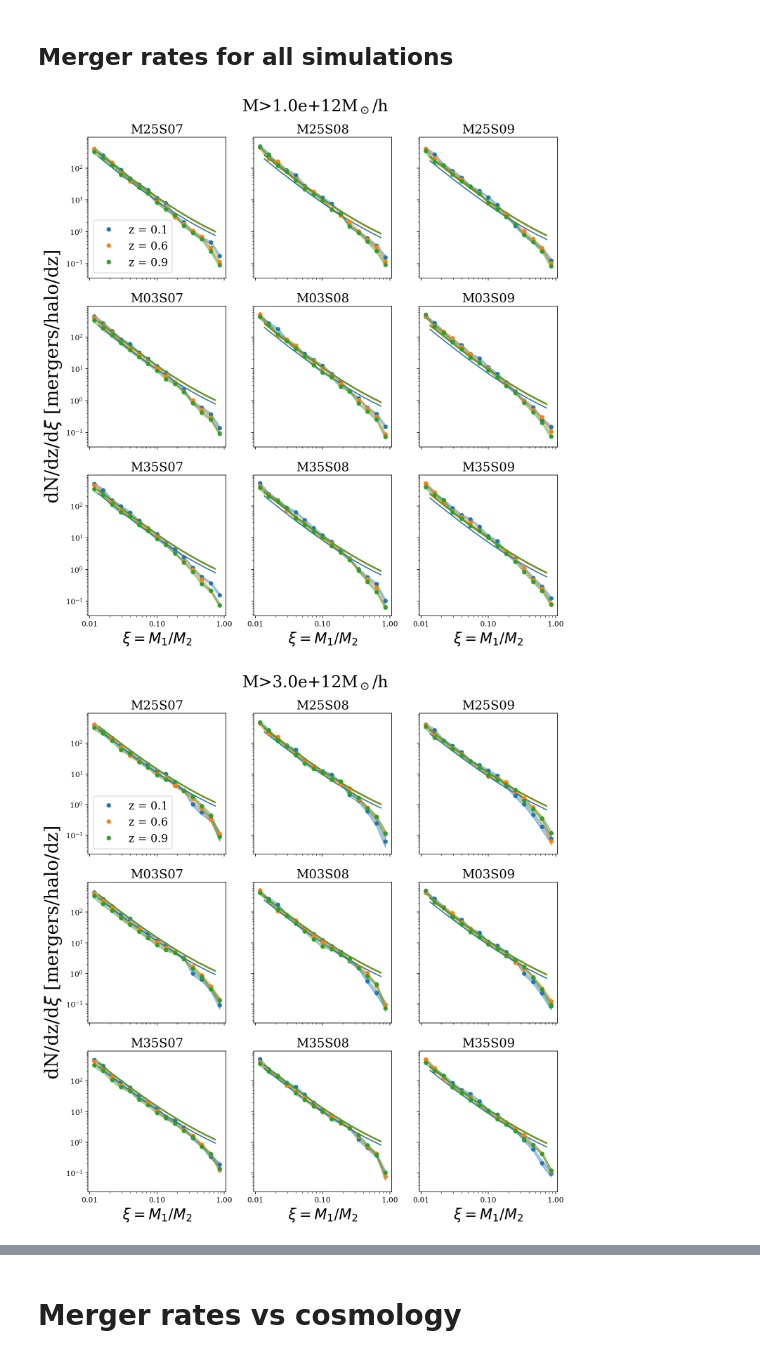
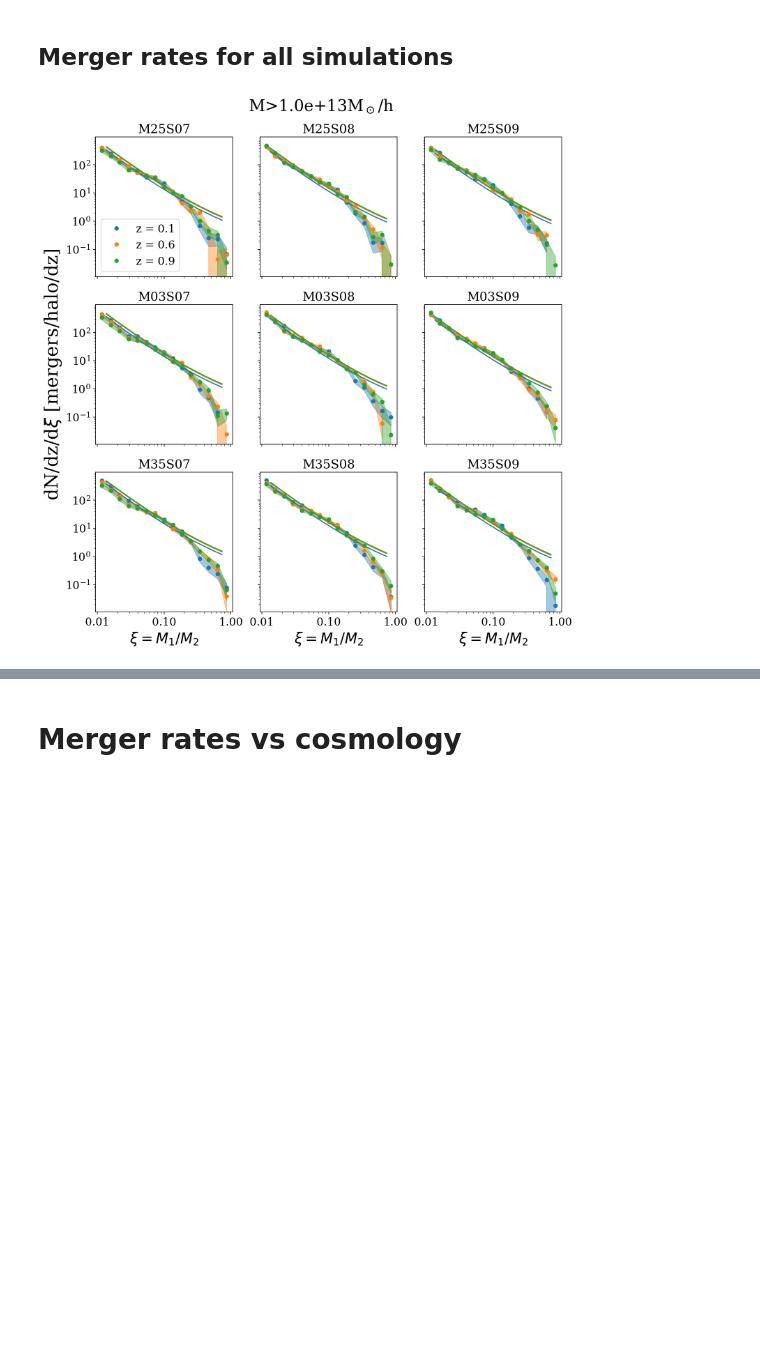
Before and after one commit to amourayuba/Growth_rates, a Jupyter notebook: Simulations/Merger_rates_vs_cosmo.ipynb, the cells around one changed output, grey strips where cells are left out. Cells and saved outputs as stored; diff of their text form; code cells hidden in the pictures; blank space fills up the shorter version.

```diff
--- a/Simulations/Merger_rates_vs_cosmo.ipynb
+++ b/Simulations/Merger_rates_vs_cosmo.ipynb
@@ -10,7 +10,7 @@ import pickle
 # %%
-params = {'legend.fontsize': 9,
+params = {'legend.fontsize': 12,
           'legend.handlelength': 2}
-plt.rcParams["figure.dpi"]= 150
+plt.rcParams["figure.dpi"]= 250
 plt.rcParams["font.family"] = "serif"
 plt.rcParams.update(params)
 # %%
@@ -32,7 +32,7 @@ disqpath = '/home/painchess/YubaHDD6T/oldsims/'
 # One simulation
 # %%
 sim = 'M03S08'
-sim1 = Simulation(sim, sims[sim][0], sims[sim][1], path)
+sim1 = sm.Simulation(sim, sims[sim][0], sims[sim][1], path)
 reds = sim1.get_redshifts()
 
 snapshots = [1,   8]
@@ -47,7 +47,7 @@ for i in range(len(snapshots)):
     y = nmgs / dz / dxis / tds[1:]
     poisson = np.sqrt(nmgs) / dz / tds[1:] / dxis
 
-    plt.plot(xis[1:-1], ell_mrate_per_n(3 * mlim, reds[snap], xis, om0=sim1.om0, sig8=sim1.sig8), '-',
+    plt.plot(xis[1:-1], mr.ell_mrate_per_n(3 * mlim, reds[snap], xis, om0=sim1.om0, sig8=sim1.sig8), '-',
              color='C{}'.format(i), linewidth=1.5)
     plt.scatter(xis[1:], y, color='C{}'.format(i), s=30, label='z={:1.1f}'.format(reds[snap]))
 
@@ -73,7 +73,8 @@ ximin, ximax, resol = 1e-2, 1, 15
 xis = np.logspace(np.log10(ximin), np.log10(ximax), resol+1)
 dxis, ximeans = xis[1:]-xis[:-1], np.sqrt(xis[1:]*xis[:-1])
 
-mlims = [1e12, 3e12, 1e13, 3e13]
+#mlims = [1e12, 3e12, 1e13, 3e13]
+mlims = [1e13]
 sel_reds = np.array([0.05, 0.55, 0.8])
 for k in range(len(mlims)):
     fig, axs = plt.subplots(3,3, sharex=True, sharey=True, figsize=[11.5,11.5])
@@ -81,41 +82,43 @@ for k in range(len(mlims)):
     mlim = mlims[k]
     for i in range(len(sim_selec)):
         ax = axs[i // 3, i % 3]
+        ax.tick_params(axis='x', labelsize=15)
+        ax.tick_params(axis='y', labelsize=15)
         sim = sim_names[i]
-        sim1 = Simulation(sim, sims[sim][0], sims[sim][1], path)
+        sim1 = sm.Simulation(sim, sims[sim][0], sims[sim][1], path)
 
         reds = sim1.get_redshifts()
         for j in range(len(sel_reds)):
             snap = np.min(np.where(reds >= sel_reds[j]))
             dz = reds[snap +1]-reds[snap]
 
             nmgs, tnds = sim1.dndxi(snap, mlim, bins=resol, wpos=False)
             y = nmgs/dz/dxis/tnds[:-1]
             ps = np.sqrt(1/nmgs + 1/tnds[:-1])*nmgs/tnds[:-1]
             tps = ps/dz/dxis
             ax.plot(ximeans,  y, 'o', ms=5,  color='C{}'.format(j),
                      label=r'z = {:1.1f}'.format(reds[snap]))
             ax.fill_between(ximeans, y-tps, y+tps,  color='C{}'.format(j), alpha=0.4)
-            ax.plot(xis[1:-1], ell_mrate_per_n(3*mlim, reds[snap], xis, om0=sim1.om0, sig8=sim1.sig8), color='C{}'.format(j),
+            ax.plot(xis[1:-1], mr.ell_mrate_per_n(3*mlim, reds[snap], xis, om0=sim1.om0, sig8=sim1.sig8), color='C{}'.format(j),
               linewidth=1.5)
         ax.set_title(sim, size=17)
         if i==0:
             ax.legend(fontsize=15)
         if i//3 == 2:
             ax.set_xlabel(r'$\xi =M_1/M_2$', size=20)
 
         if i == 3:
             ax.set_ylabel(r'dN/dz/d$\xi$ [mergers/halo/dz]', size=25)
         ax.set_xscale('log')
         ax.set_yscale('log')
         ax = plt.gca()
         ax.xaxis.set_major_formatter(ticker.ScalarFormatter())
+
     fig.suptitle('M>{:1.1e}M$_\odot$/h'.format(mlim), size=22)
     plt.subplots_adjust(top=0.915)
     plt.savefig('./figs/dN_dxi_{:1.1e}.png'.format(mlim), dpi=300, facecolor='white', transparent=False, bbox_inches='tight')
     plt.savefig('./figs/dN_dxi_{:1.1e}.pdf'.format(mlim), dpi=300, facecolor='white', transparent=False, bbox_inches='tight')
 
 plt.show()
 # %% [output]
-[figure, old version]
+[figure, new version]
-[figure, removed]
```
Also changed, not shown: parts of 3 cells of this notebook, 43 other files.
